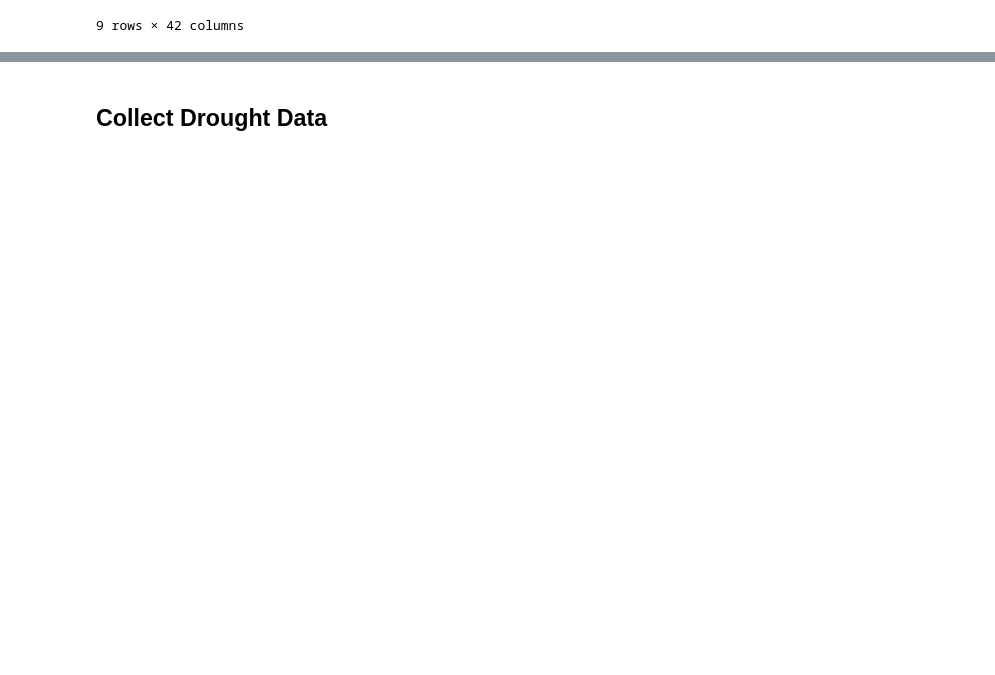
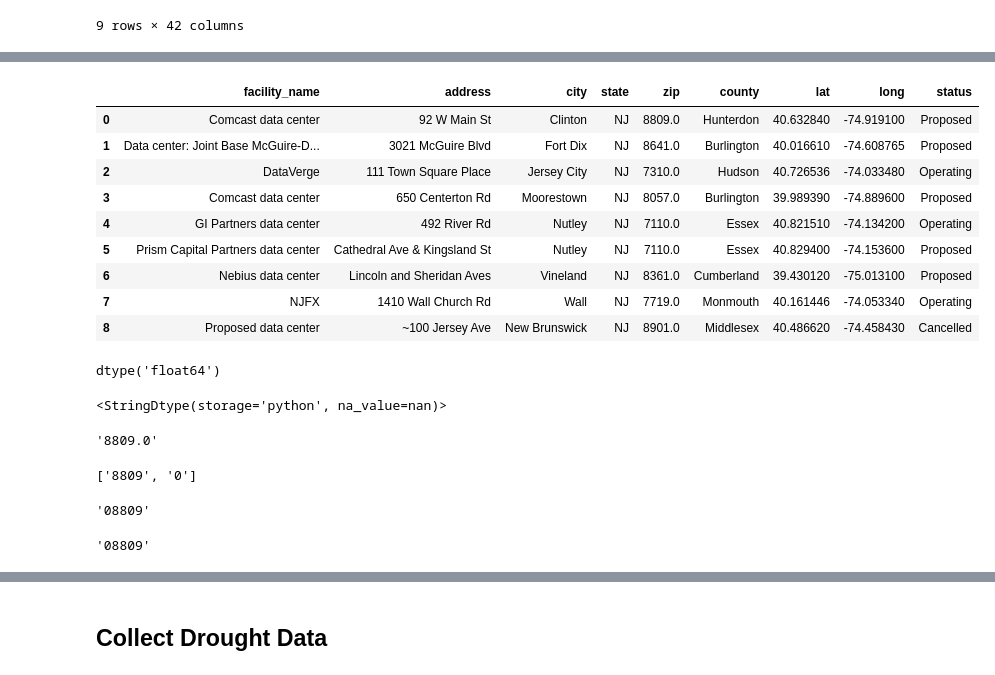
Before and after one commit to yalinli2/EnvEtools, a Jupyter notebook: course_modules/3_Data_Center_Python.ipynb, the cells around one changed output, grey strips where cells are left out. Saved outputs shown, nothing was run; the diff lists cells and outputs as text; code cells hidden in the pictures; blank space fills up the shorter version.

```diff
--- a/course_modules/3_Data_Center_Python.ipynb
+++ b/course_modules/3_Data_Center_Python.ipynb
@@ -77,0 +108,47 @@ nj
+# %%
+# Reset the index, `inplace` just means we want the changes to be applied to the original dataframe
+# `drop` means we don't insert a new index column
+nj_processed.reset_index(inplace=True, drop=True)
+nj_processed
+# %% [output]
+|  | facility_name | address | city | state | zip | county | lat | long | status |
+| 0 | Comcast data center | 92 W Main St | Clinton | NJ | 8809.0 | Hunterdon | 40.632840 | -74.919100 | Proposed |
+| 1 | Data center: Joint Base McGuire-D... | 3021 McGuire Blvd | Fort Dix | NJ | 8641.0 | Burlington | 40.016610 | -74.608765 | Proposed |
+| 2 | DataVerge | 111 Town Square Place | Jersey City | NJ | 7310.0 | Hudson | 40.726536 | -74.033480 | Operating |
+| 3 | Comcast data center | 650 Centerton Rd | Moorestown | NJ | 8057.0 | Burlington | 39.989390 | -74.889600 | Proposed |
+| 4 | GI Partners data center | 492 River Rd | Nutley | NJ | 7110.0 | Essex | 40.821510 | -74.134200 | Operating |
+| 5 | Prism Capital Partners data center | Cathedral Ave & Kingsland St | Nutley | NJ | 7110.0 | Essex | 40.829400 | -74.153600 | Proposed |
+| 6 | Nebius data center | Lincoln and Sheridan Aves | Vineland | NJ | 8361.0 | Cumberland | 39.430120 | -75.013100 | Proposed |
+| 7 | NJFX | 1410 Wall Church Rd | Wall | NJ | 7719.0 | Monmouth | 40.161446 | -74.053340 | Operating |
+| 8 | Proposed data center | ~100 Jersey Ave | New Brunswick | NJ | 8901.0 | Middlesex | 40.486620 | -74.458430 | Cancelled |
+# %%
+# We can see that zip looks weird, that is because Python is treating them as numbers,
+# which automatically eliminates the "0" in NJ zipcodes
+nj_processed.zip.dtype
+# %% [output]
+dtype('float64')
+# %%
+# Let's first convert the data type to string
+nj_processed.zip = nj_processed.zip.astype(str)
+nj_processed.zip.dtype
+# %% [output]
+<StringDtype(storage='python', na_value=nan)>
+# %%
+# Then we can fix the zipcode by appending a "0" at the beginning of all zipcodes, and removing the ".0" at the end
+# First we try the first entry as an example
+first_entry = nj_processed.zip[0]
+first_entry
+# %% [output]
+'8809.0'
+# %%
+# We can split the string at the '.' position
+first_entry_splitted = first_entry.split('.')
+first_entry_splitted
+# %% [output]
+['8809', '0']
+# %%
+# Then add a '0' in front of the 0th element
+first_entry_processed = '0' + first_entry_splitted[0]
+first_entry_processed
+# %% [output]
+'08809'
@@ -77,0 +161,5 @@ nj
+# %%
+# Try it out
+convert_zip(first_entry)
+# %% [output]
+'08809'
```
Also changed, not shown: parts of 30 cells of this notebook, 6 other files.
